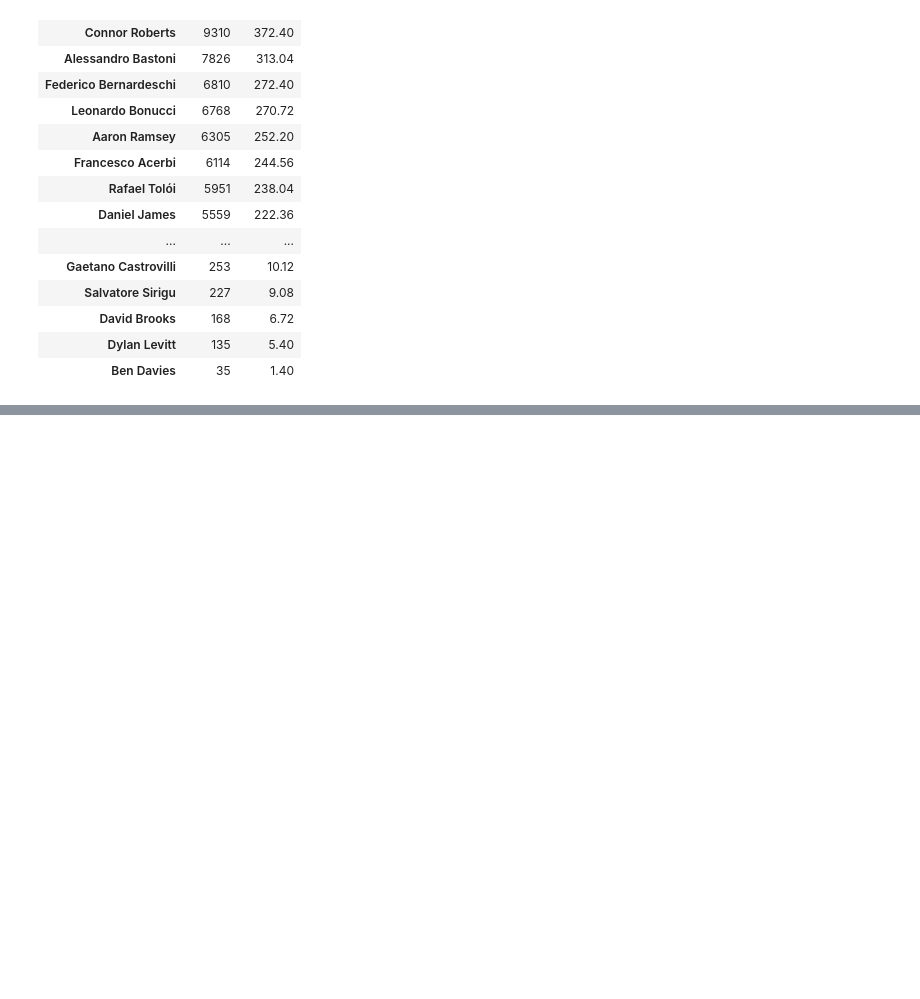
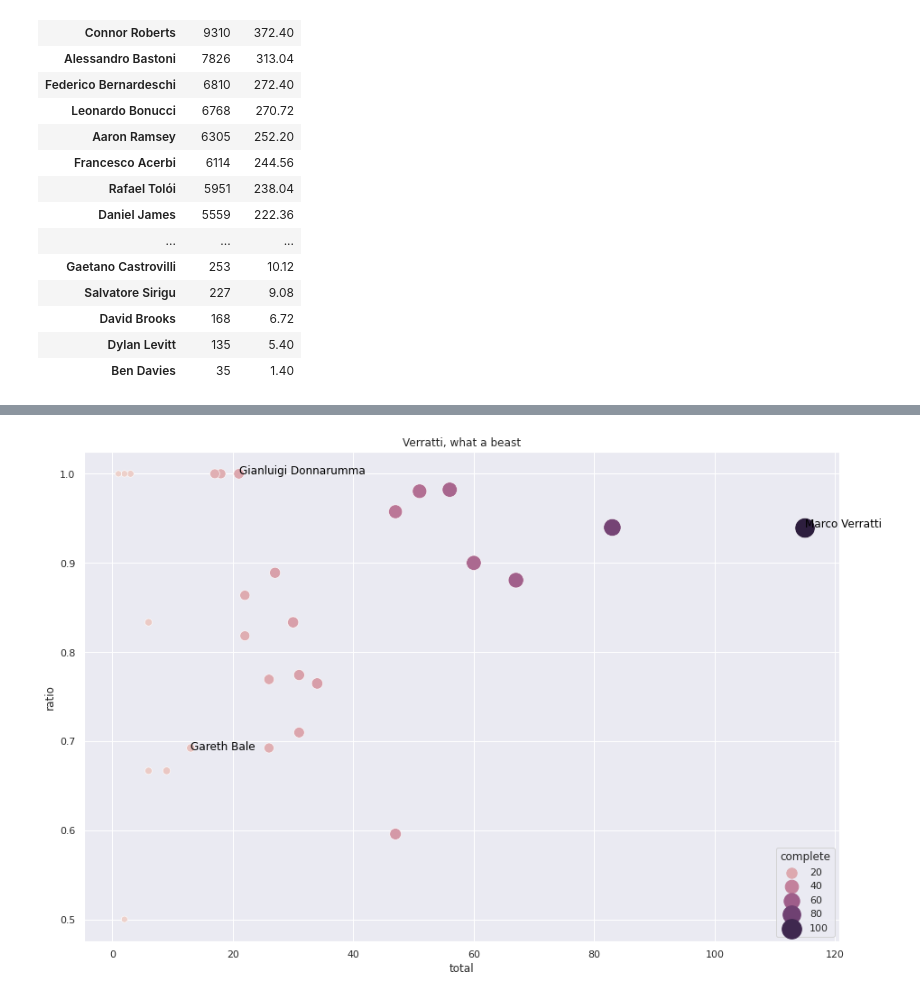
Before and after one commit to aegonwolf/socceranalytics, a Jupyter notebook: all-games.ipynb, the cells around one changed output, grey strips where cells are left out. Saved outputs shown, nothing was run; the diff lists cells and outputs as text; code cells hidden in the pictures; blank space fills up the shorter version.

```diff
--- a/all-games.ipynb
+++ b/all-games.ipynb
@@ -876,0 +899,5 @@ touches.to_csv('touches.csv', index = False)
+# %%
+iw_passes = italy_wales[italy_wales.type_name =='Pass']
+pass_cols = [col for col in italy_wales.columns if "pass" in col] + ['player_name', 'under_pressure']
+# %%
+iw_passes = iw_passes[pass_cols]
@@ -876,0 +940,6 @@ touches.to_csv('touches.csv', index = False)
+# %%
+#just making an assumption here
+iw_passes.pass_outcome_name.fillna("complete", inplace = True)
+iw_passes.pass_outcome_name = iw_passes.pass_outcome_name.apply(lambda x: x if x == "complete" else "incomplete")
+pass_player = iw_passes.groupby(["player_name", "pass_outcome_name"]).size().reset_index()
+pass_player.head()
@@ -876,0 +953,5 @@ touches.to_csv('touches.csv', index = False)
+# %%
+pass_player = pass_player.pivot(index = 'player_name', columns = 'pass_outcome_name', values = 0).fillna(0)
+pass_player['total'] = pass_player.sum(axis=1)
+pass_player['ratio'] = pass_player['complete'] / pass_player['total']
+pass_player['name'] = pass_player.index
@@ -876,0 +979,10 @@ touches.to_csv('touches.csv', index = False)
+# %%
+sns.scatterplot(data = pass_player, x = 'total', y = 'ratio', size = "complete", sizes = (50, 500), hue = "complete")
+plt.text(21,1,"Gianluigi Donnarumma", color = "Black")
+plt.text(115,0.94,"Marco Verratti", color = "Black")
+plt.text(13,0.69,"Gareth Bale", color = "Black")
+plt.title("Verratti, what a beast")
+plt.savefig("pass_completion.png")
+plt.show()
+# %% [output]
+[figure, added]
```
Also changed, not shown: parts of 26 cells of this notebook.
